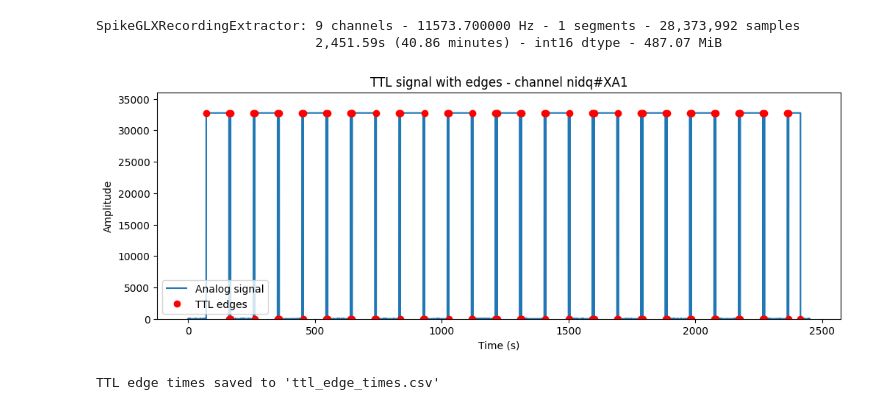
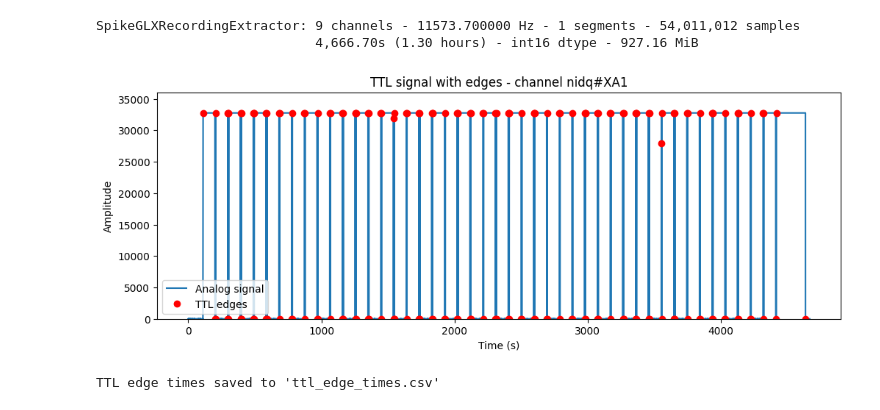
Before and after one commit to FlorianFrei/Phd_Letzkus, a Jupyter notebook: TTL_timing.ipynb, the cells around one changed output. Saved outputs shown, nothing was run; the diff lists cells and outputs as text; code cells hidden in the pictures.

```diff
--- a/TTL_timing.ipynb
+++ b/TTL_timing.ipynb
@@ -9,15 +9,18 @@ import pandas as pd
 
 
 
-basefolder="D:/3556-17/3556-17_recall_g0"
+basefolder=r"D:\3198-51_g1"
+base_path = Path(basefolder)
+
+
 
 
 event =  si.read_spikeglx(basefolder, stream_id='nidq', load_sync_channel=False)
 recording =  si.read_spikeglx(basefolder, stream_id='nidq', load_sync_channel=False)
 print(recording)
 # %% [output]
-SpikeGLXRecordingExtractor: 9 channels - 11573.700000 Hz - 1 segments - 28,373,992 samples
-                            2,451.59s (40.86 minutes) - int16 dtype - 487.07 MiB
+SpikeGLXRecordingExtractor: 9 channels - 11573.700000 Hz - 1 segments - 54,011,012 samples
+                            4,666.70s (1.30 hours) - int16 dtype - 927.16 MiB
 # %%
 import numpy as np
 import pandas as pd
@@ -45,35 +48,36 @@ def extract_ttl_edges(signal, time_vector, threshold=1000):
     edge_types = np.array(['rising'] * len(rising_indices) + ['falling'] * len(falling_indices))
 
     sort_order = np.argsort(edge_indices)
     edge_indices = edge_indices[sort_order]
     edge_types = edge_types[sort_order]
 
     edge_times = time_vector[edge_indices]
 
     return edge_times, edge_types, edge_indices
 
 edge_times, edge_types, edge_indices = extract_ttl_edges(signal, time_vector, threshold=100)
 
 # --- Plot with markers ---
 plt.figure(figsize=(12, 4))
 plt.plot(time_vector, signal, label='Analog signal')
 plt.plot(edge_times, signal[edge_indices], 'ro', label='TTL edges')
 plt.title(f"TTL signal with edges - channel {channel_id}")
 plt.xlabel("Time (s)")
 plt.ylabel("Amplitude")
 plt.legend()
 plt.ylim(0, max(signal) * 1.1)
 plt.show()
 
 # --- Save to CSV ---
 df_edges = pd.DataFrame({
     'time_seconds': edge_times,
     'edge_type': edge_types
 })
-df_edges.to_csv("D:/3556-17/3556-17_recall_g0/Meta/ttl_edge_times.csv", index=False)
+
+df_edges.to_csv(base_path / "ttl_edge_times_fake.csv", index=False)
 print("TTL edge times saved to 'ttl_edge_times.csv'")
 # %% [output]
-[figure, old version]
+[figure, new version]
 TTL edge times saved to 'ttl_edge_times.csv'
 # %%
 
```
Also changed, not shown: parts of 6 cells of this notebook, 9 other files.
